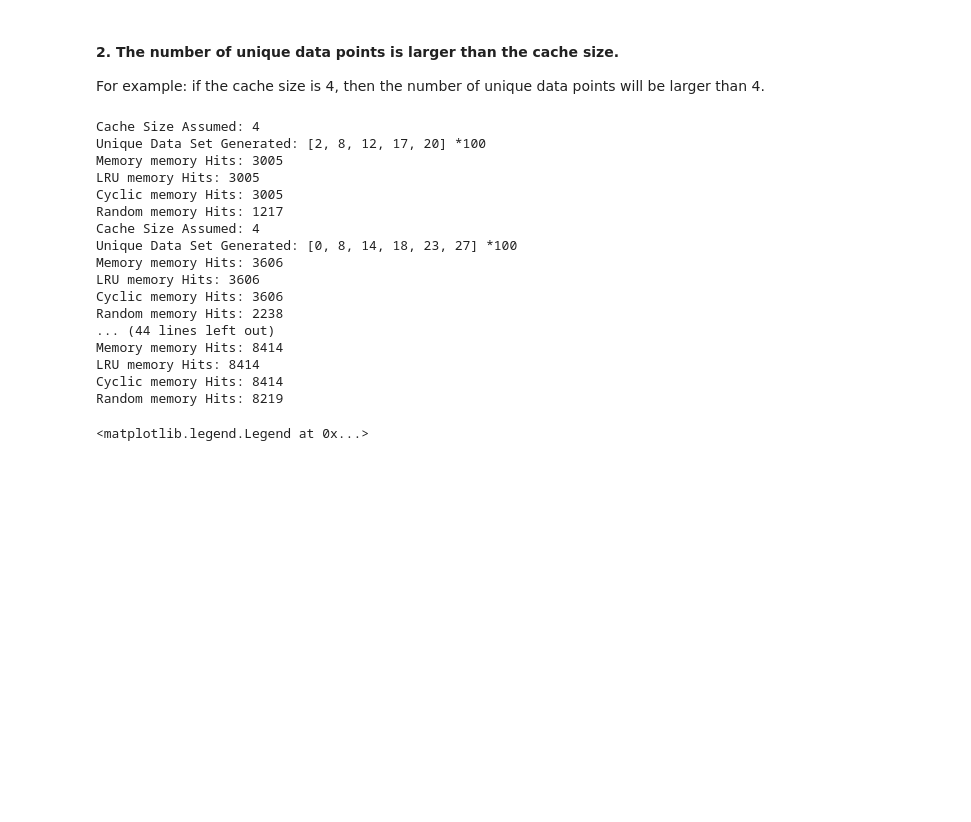
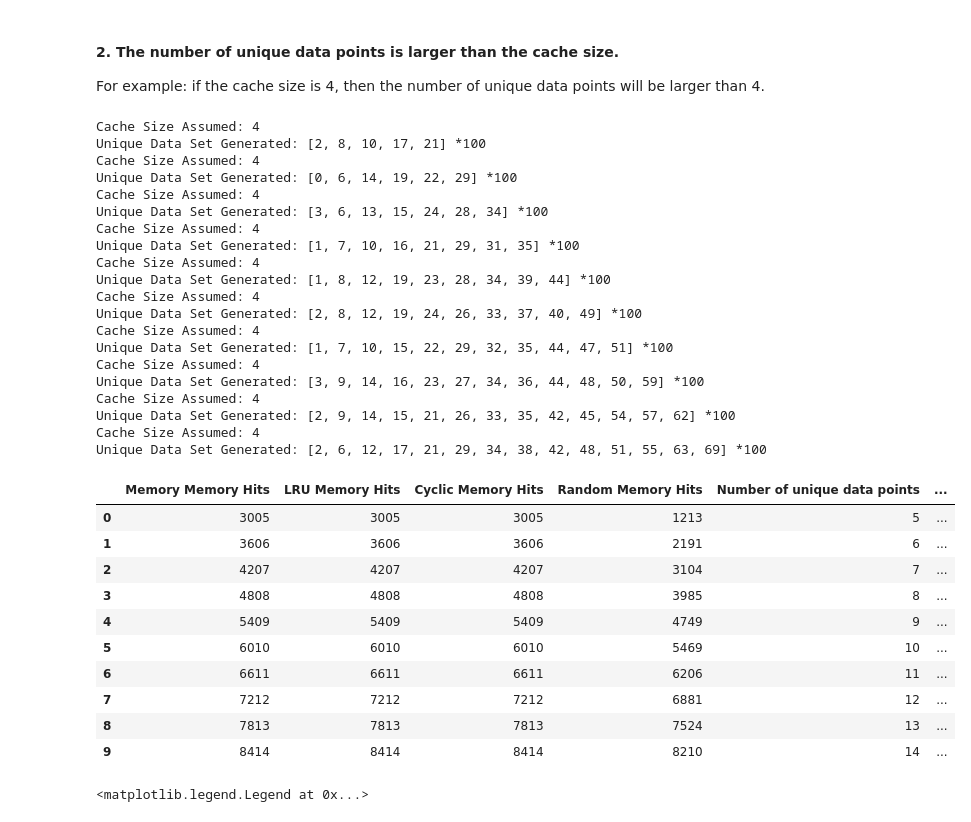
Before and after one commit to Weicheng783/COMP15212_g28738wa, a Jupyter notebook: experiment/15212CW2.ipynb, the cells around one changed output. Cells and saved outputs as stored; diff of their text form; code cells hidden in the pictures; blank space fills up the shorter version.

```diff
--- a/experiment/15212CW2.ipynb
+++ b/experiment/15212CW2.ipynb
@@ -141,49 +158,72 @@ for x,y in zip(['LRU','Cyclic','Random'],[lrucount,cycliccount,rdmcount]):
 mem = Memory()
 lru = LRUCache()
 cyclic = CyclicCache()
 rdm = RandomCache()
 mem_results = []
 lru_results = []
 cyclic_results = []
 rdm_results = []
 
 # I used a range of the number of unique data points, in this case, from 5 to 14 unique values.
+df = pd.DataFrame(index=[i for i in range(10)], columns=['Memory Memory Hits','LRU Memory Hits','Cyclic Memory Hits','Random Memory Hits','Number of unique data points','Data Set Generated'])
 for k in range(1,11):
     print("Cache Size Assumed:", rdm.cache_size)
     test_data = []
     temp = lru.cache_size
     for i in range(0, lru.cache_size + k):
         # This code snippet in this for loop is for generating unique values.
         test_data.append(random.randint(temp-lru.cache_size, temp))
         temp = temp + lru.cache_size + 1
+    df['Data Set Generated'][k-1]=test_data
     print("Unique Data Set Generated:",test_data,"*100")
     for i in range(0, 100):
         for j in range(0,temp+k):
             test_data.append(test_data[j])
     process()
+    df['Memory Memory Hits'][k-1]=memcount
+    df['LRU Memory Hits'][k-1]=lrucount
+    df['Cyclic Memory Hits'][k-1]=cycliccount
+    df['Random Memory Hits'][k-1]=rdmcount
+
+    df['Number of unique data points'][k-1]=lru.cache_size + k
+
     mem_results.append(results[0])
     lru_results.append(results[1])
     cyclic_results.append(results[2])
     rdm_results.append(results[3])
-    # print(len(test_data))
+df
 # %% [output]
 Cache Size Assumed: 4
-Unique Data Set Generated: [2, 8, 12, 17, 20] *100
-Memory memory Hits: 3005
-LRU memory Hits: 3005
-Cyclic memory Hits: 3005
-Random memory Hits: 1217
+Unique Data Set Generated: [2, 8, 10, 17, 21] *100
 Cache Size Assumed: 4
-Unique Data Set Generated: [0, 8, 14, 18, 23, 27] *100
-Memory memory Hits: 3606
-LRU memory Hits: 3606
-Cyclic memory Hits: 3606
-Random memory Hits: 2238
-... (44 lines left out)
-Memory memory Hits: 8414
-LRU memory Hits: 8414
-Cyclic memory Hits: 8414
-Random memory Hits: 8219
+Unique Data Set Generated: [0, 6, 14, 19, 22, 29] *100
+Cache Size Assumed: 4
+Unique Data Set Generated: [3, 6, 13, 15, 24, 28, 34] *100
+Cache Size Assumed: 4
+Unique Data Set Generated: [1, 7, 10, 16, 21, 29, 31, 35] *100
+Cache Size Assumed: 4
+Unique Data Set Generated: [1, 8, 12, 19, 23, 28, 34, 39, 44] *100
+Cache Size Assumed: 4
+Unique Data Set Generated: [2, 8, 12, 19, 24, 26, 33, 37, 40, 49] *100
+Cache Size Assumed: 4
+Unique Data Set Generated: [1, 7, 10, 15, 22, 29, 32, 35, 44, 47, 51] *100
+Cache Size Assumed: 4
+Unique Data Set Generated: [3, 9, 14, 16, 23, 27, 34, 36, 44, 48, 50, 59] *100
+Cache Size Assumed: 4
+Unique Data Set Generated: [2, 9, 14, 15, 21, 26, 33, 35, 42, 45, 54, 57, 62] *100
+Cache Size Assumed: 4
+Unique Data Set Generated: [2, 6, 12, 17, 21, 29, 34, 38, 42, 48, 51, 55, 63, 69] *100
+|  | Memory Memory Hits | LRU Memory Hits | Cyclic Memory Hits | Random Memory Hits | Number of unique data points | ... |
+| 0 | 3005 | 3005 | 3005 | 1213 | 5 | ... |
+| 1 | 3606 | 3606 | 3606 | 2191 | 6 | ... |
+| 2 | 4207 | 4207 | 4207 | 3104 | 7 | ... |
+| 3 | 4808 | 4808 | 4808 | 3985 | 8 | ... |
+| 4 | 5409 | 5409 | 5409 | 4749 | 9 | ... |
+| 5 | 6010 | 6010 | 6010 | 5469 | 10 | ... |
+| 6 | 6611 | 6611 | 6611 | 6206 | 11 | ... |
+| 7 | 7212 | 7212 | 7212 | 6881 | 12 | ... |
+| 8 | 7813 | 7813 | 7813 | 7524 | 13 | ... |
+| 9 | 8414 | 8414 | 8414 | 8210 | 14 | ... |
 # %%
 # Graphical Representation of these results above.
 plt.figure('Trends', figsize=(10,4))
```
Also changed, not shown: parts of 24 cells of this notebook.
